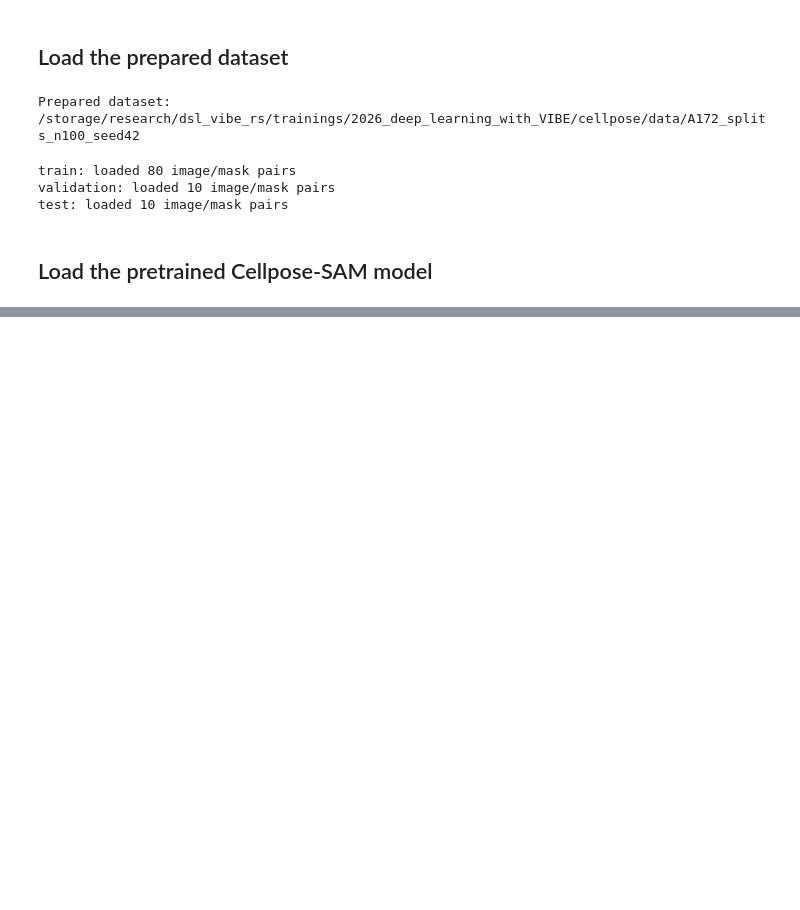
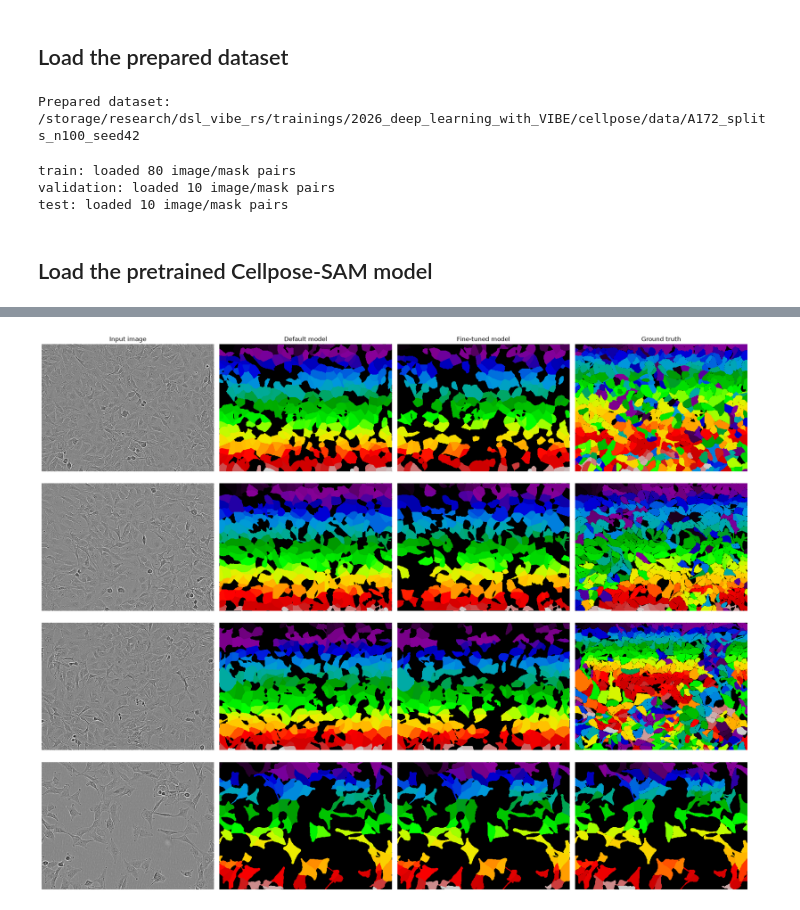
Before and after one commit to rjlopez2/2026_deep_learning_with_VIBE, a Jupyter notebook: cellpose/scripts/02_train_model.ipynb, the cells around one changed output, grey strips where cells are left out. Drawn from its saved outputs; the diff is of its cells as text; code cells hidden in the pictures; blank space fills up the shorter version.

```diff
--- a/cellpose/scripts/02_train_model.ipynb
+++ b/cellpose/scripts/02_train_model.ipynb
@@ -162,0 +247,29 @@ Use `train_data` and `train_labels` for training, and `validation_data` and `val
+# %%
+fine_tuned_test_predictions = [
+    trained_model.eval(image)[0] for image in test_data[:n_preview]
+]
+
+fig, axes = plt.subplots(n_preview, 4, figsize=(20, 4 * n_preview), squeeze=False)
+titles = ("Input image", "Default model", "Fine-tuned model", "Ground truth")
+for row, (image, default_mask, fine_tuned_mask, true_mask, image_path) in enumerate(
+    zip(
+        test_data[:n_preview],
+        default_test_predictions,
+        fine_tuned_test_predictions,
+        test_labels[:n_preview],
+        test_image_paths[:n_preview],
+    )
+):
+    axes[row, 0].imshow(to_display(image), cmap="gray")
+    axes[row, 1].imshow(default_mask, cmap="nipy_spectral", interpolation="nearest")
+    axes[row, 2].imshow(fine_tuned_mask, cmap="nipy_spectral", interpolation="nearest")
+    axes[row, 3].imshow(true_mask, cmap="nipy_spectral", interpolation="nearest")
+    axes[row, 0].set_ylabel(Path(image_path).name)
+    for column in range(4):
+        axes[row, column].set_axis_off()
+        if row == 0:
+            axes[row, column].set_title(titles[column])
+
+plt.tight_layout()
+# %% [output]
+[figure, added]
```
Also changed, not shown: parts of 10 cells of this notebook.
